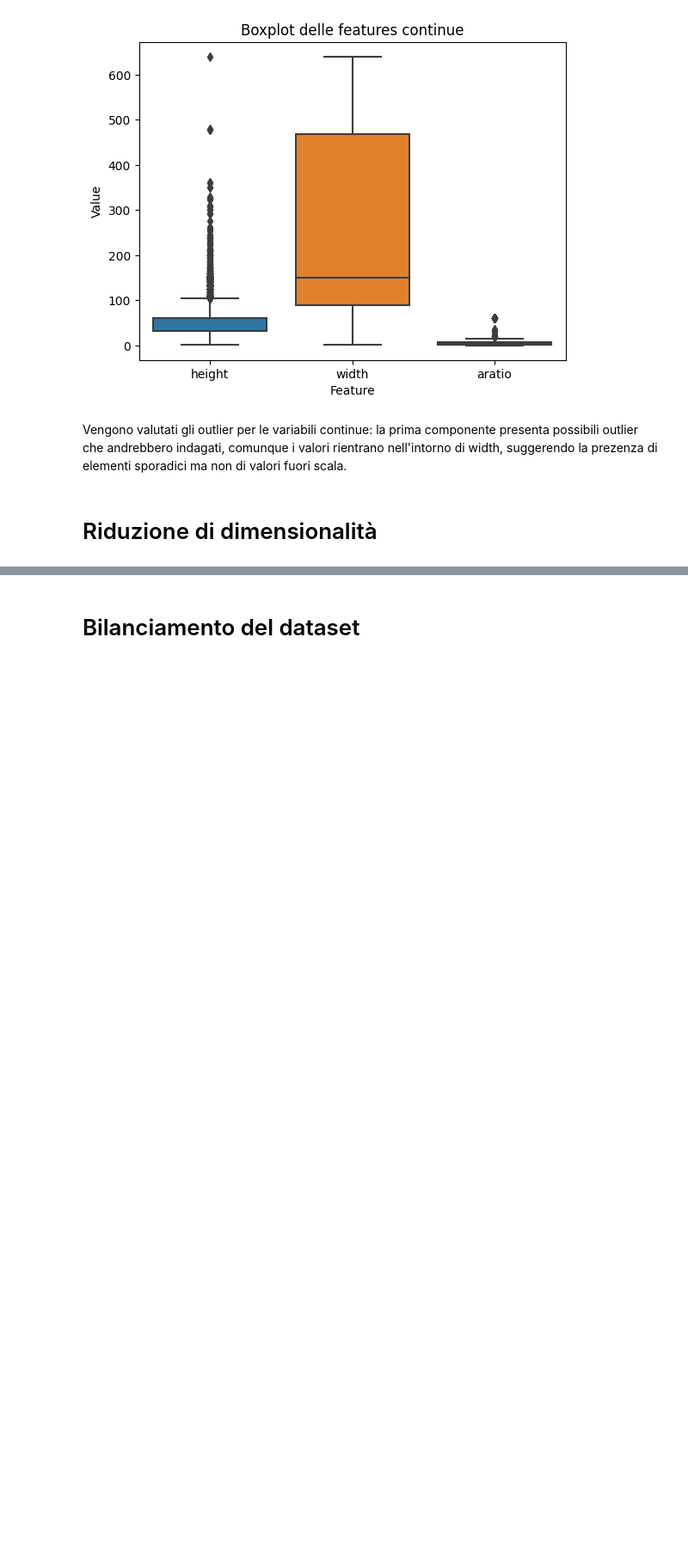
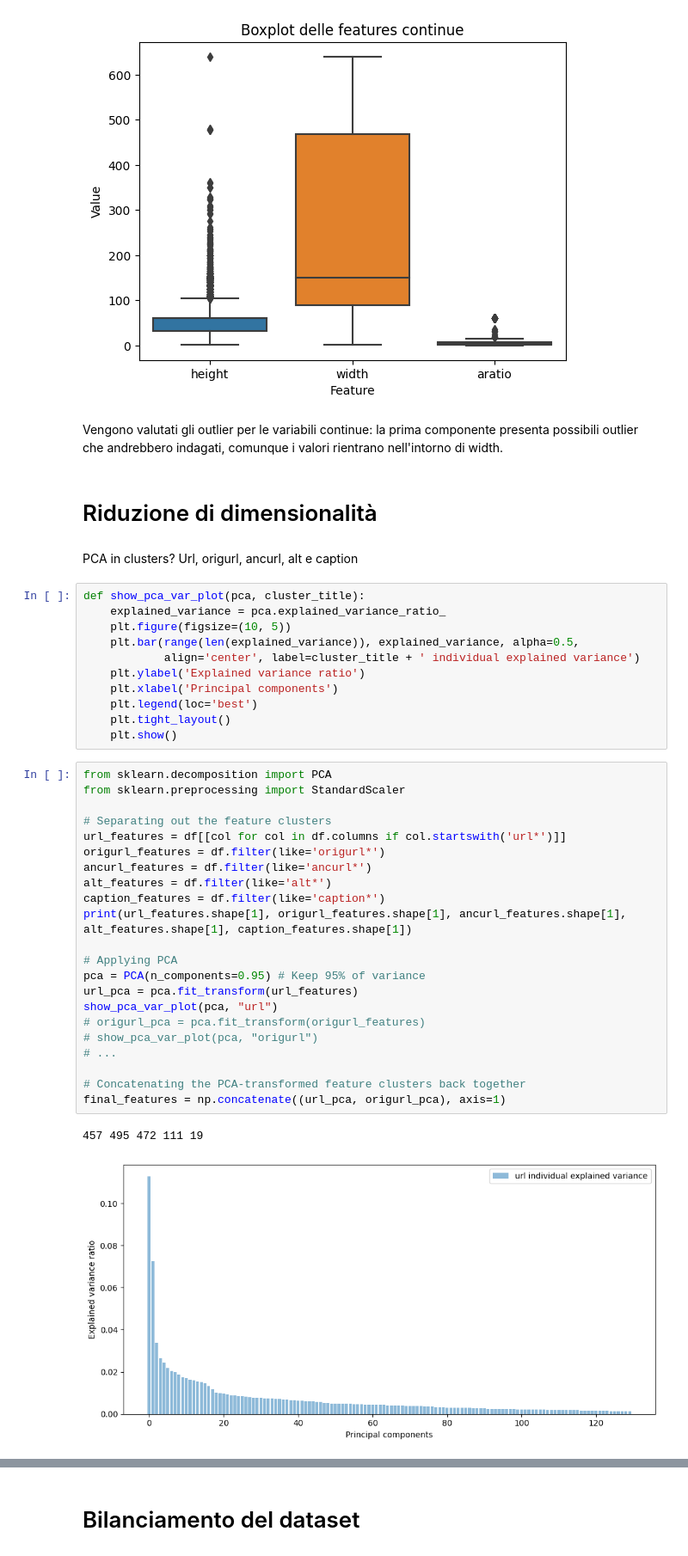
Before and after one commit to wredan/fad-project, a Jupyter notebook: notebook.ipynb, the cells around one changed output, grey strips where cells are left out. Shown at 86% size. Saved outputs shown, nothing was run; the diff lists cells and outputs as text; blank space fills up the shorter version.

```diff
--- a/notebook.ipynb
+++ b/notebook.ipynb
@@ -330,6 +334,44 @@ plt.show()
 # %% [output]
 [figure]
 # %% [markdown]
-Vengono valutati gli outlier per le variabili continue: la prima componente presenta possibili outlier che andrebbero indagati, comunque i valori rientrano nell'intorno di width, suggerendo la prezenza di elementi sporadici ma non di valori fuori scala.
+Vengono valutati gli outlier per le variabili continue: la prima componente presenta possibili outlier che andrebbero indagati, comunque i valori rientrano nell'intorno di width.
 # %% [markdown]
 # Riduzione di dimensionalità <a id="riduzione-dimensionalità"></a>
+# %% [markdown]
+PCA in clusters? Url, origurl, ancurl, alt e caption
+# %%
+def show_pca_var_plot(pca, cluster_title):
+    explained_variance = pca.explained_variance_ratio_
+    plt.figure(figsize=(10, 5))
+    plt.bar(range(len(explained_variance)), explained_variance, alpha=0.5,
+            align='center', label=cluster_title + ' individual explained variance')
+    plt.ylabel('Explained variance ratio')
+    plt.xlabel('Principal components')
+    plt.legend(loc='best')
+    plt.tight_layout()
+    plt.show()
+# %%
+from sklearn.decomposition import PCA
+from sklearn.preprocessing import StandardScaler
+
+# Separating out the feature clusters
+url_features = df[[col for col in df.columns if col.startswith('url*')]]
+origurl_features = df.filter(like='origurl*')
+ancurl_features = df.filter(like='ancurl*')
+alt_features = df.filter(like='alt*')
+caption_features = df.filter(like='caption*')
+print(url_features.shape[1], origurl_features.shape[1], ancurl_features.shape[1], alt_features.shape[1], caption_features.shape[1])
+
+# Applying PCA
+pca = PCA(n_components=0.95) # Keep 95% of variance
+url_pca = pca.fit_transform(url_features)
+show_pca_var_plot(pca, "url")
+# origurl_pca = pca.fit_transform(origurl_features)
+# show_pca_var_plot(pca, "origurl")
+# ...
+
+# Concatenating the PCA-transformed feature clusters back together
+final_features = np.concatenate((url_pca, origurl_pca), axis=1)
+# %% [output]
+457 495 472 111 19
+[figure, added]
```
Also changed, not shown: parts of 9 cells of this notebook.
